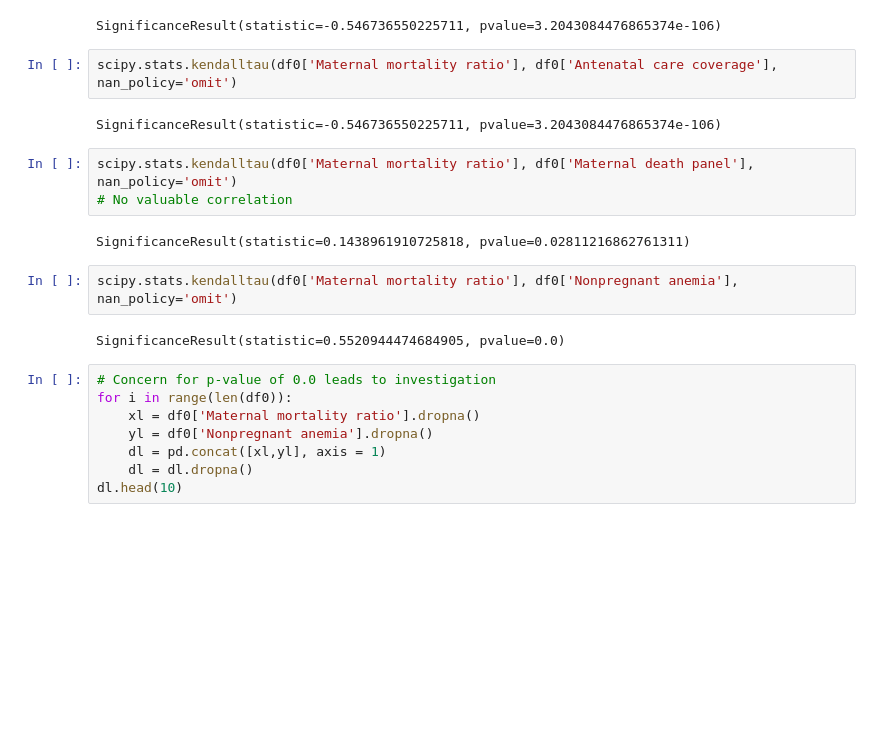
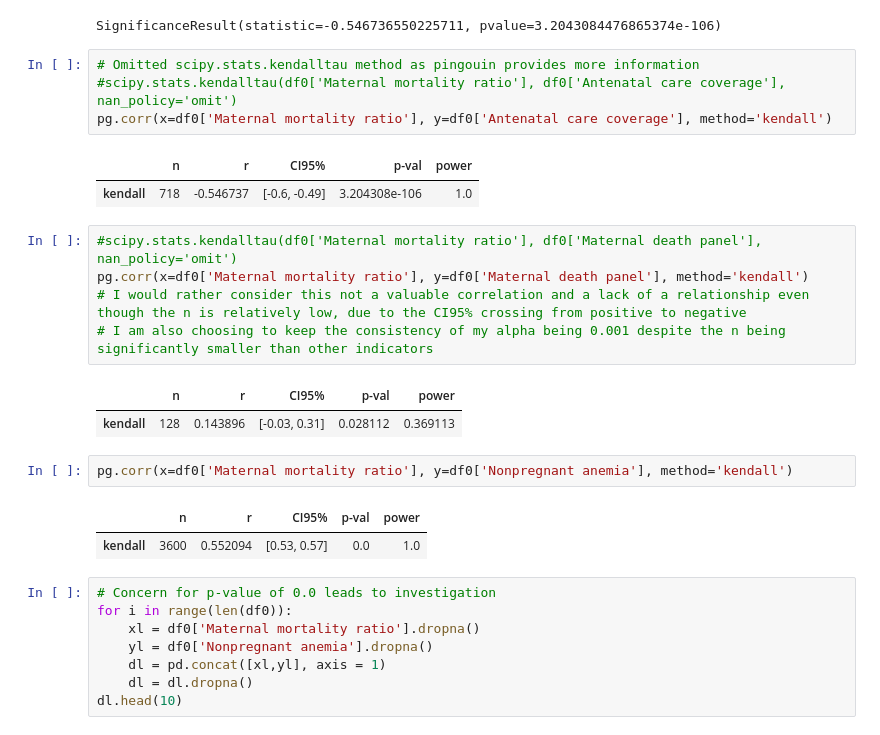
Before and after one commit to mangocrush/whomaternal, a Jupyter notebook: WHOproject.ipynb, the cells around one changed output. Saved outputs shown, nothing was run; the diff lists cells and outputs as text; blank space fills up the shorter version.

```diff
--- a/WHOproject.ipynb
+++ b/WHOproject.ipynb
@@ -385,18 +385,25 @@ Let's look at the p-values of the correlations with maternal mortality ratio. Th
 # %% [output]
 SignificanceResult(statistic=-0.546736550225711, pvalue=3.2043084476865374e-106)
 # %%
-scipy.stats.kendalltau(df0['Maternal mortality ratio'], df0['Antenatal care coverage'], nan_policy='omit')
+# Omitted scipy.stats.kendalltau method as pingouin provides more information
+#scipy.stats.kendalltau(df0['Maternal mortality ratio'], df0['Antenatal care coverage'], nan_policy='omit')
+pg.corr(x=df0['Maternal mortality ratio'], y=df0['Antenatal care coverage'], method='kendall')
 # %% [output]
-SignificanceResult(statistic=-0.546736550225711, pvalue=3.2043084476865374e-106)
+|  | n | r | CI95% | p-val | power |
+| kendall | 718 | -0.546737 | [-0.6, -0.49] | 3.204308e-106 | 1.0 |
 # %%
-scipy.stats.kendalltau(df0['Maternal mortality ratio'], df0['Maternal death panel'], nan_policy='omit')
-# No valuable correlation
+#scipy.stats.kendalltau(df0['Maternal mortality ratio'], df0['Maternal death panel'], nan_policy='omit')
+pg.corr(x=df0['Maternal mortality ratio'], y=df0['Maternal death panel'], method='kendall')
+# I would rather consider this not a valuable correlation and a lack of a relationship even though the n is relatively low, due to the CI95% crossing from positive to negative
+# I am also choosing to keep the consistency of my alpha being 0.001 despite the n being significantly smaller than other indicators
 # %% [output]
-SignificanceResult(statistic=0.1438961910725818, pvalue=0.02811216862761311)
+|  | n | r | CI95% | p-val | power |
+| kendall | 128 | 0.143896 | [-0.03, 0.31] | 0.028112 | 0.369113 |
-# %%
-scipy.stats.kendalltau(df0['Maternal mortality ratio'], df0['Nonpregnant anemia'], nan_policy='omit')
-# %% [output]
-SignificanceResult(statistic=0.5520944474684905, pvalue=0.0)
+# %%
+pg.corr(x=df0['Maternal mortality ratio'], y=df0['Nonpregnant anemia'], method='kendall')
+# %% [output]
+|  | n | r | CI95% | p-val | power |
+| kendall | 3600 | 0.552094 | [0.53, 0.57] | 0.0 | 1.0 |
 # %%
 # Concern for p-value of 0.0 leads to investigation
 for i in range(len(df0)):
```
Also changed, not shown: parts of 25 cells of this notebook.
